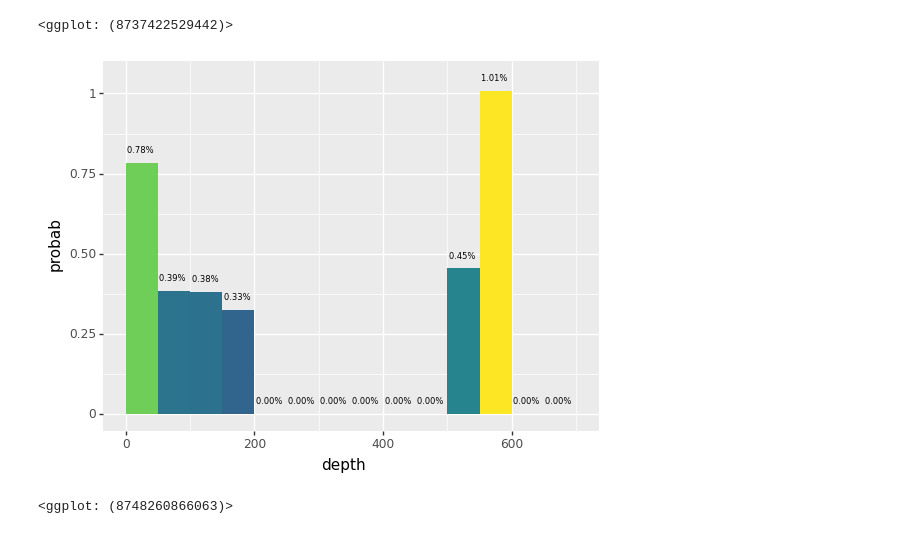
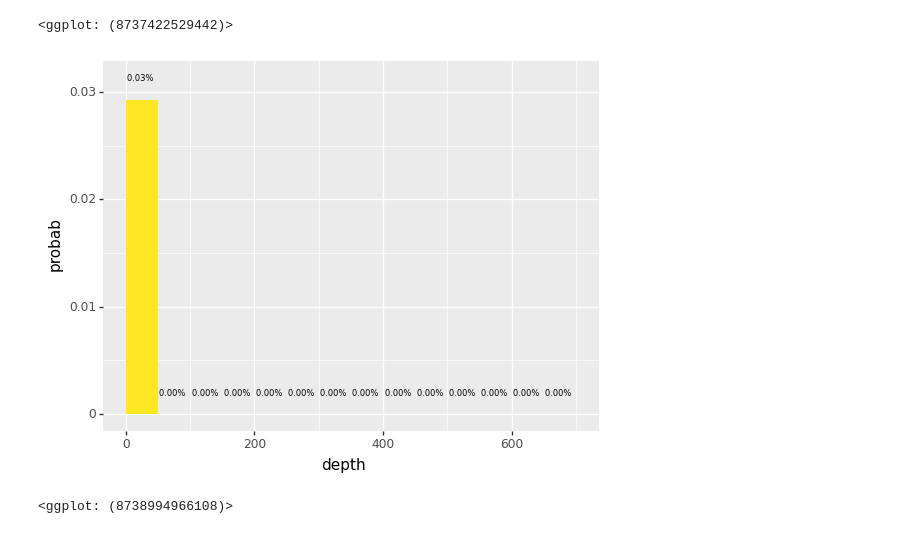
Before and after one commit to SeanLi-OI/Earthquake-Statistics, a Jupyter notebook: Earthquakes.ipynb, the cells around one changed output. Cells and saved outputs as stored; diff of their text form; code cells hidden in the pictures.

```diff
--- a/Earthquakes.ipynb
+++ b/Earthquakes.ipynb
@@ -324,6 +324,12 @@ from plotnine import *
 import pandas as pd
 import numpy as np
 import datetime
+from geopy.distance import geodesic
+
+def dis(la1,la2,lo1,lo2):
+  coords_1 = (float(la1), float(lo1))
+  coords_2 = (float(la2), float(lo2))
+  return geodesic(coords_1, coords_2).m
 
 df = pd.read_csv('database.csv')
 records = df.to_dict(orient='records')
@@ -335,9 +341,9 @@ for record in records:
     month, day, year = date.split('/')
   record['date']=datetime.date(int(year),int(month),int(day))
 
-time_delta=datetime.timedelta(days=90)
-latitude_delta=0.02
-longitude_delta=0.02
+time_delta=datetime.timedelta(days=20)
+# latitude_delta=0.02
+# longitude_delta=0.02
 interval = 50
 N = 15
 
@@ -345,35 +351,35 @@ count_as=[0]*N
 count_all=[0]*N
 for i in range(len(records)):
   last_day = records[i]['date']+time_delta
   is_as = False
   for j in range(i+1,len(records)):
     if records[j]['date'] > last_day:
       break
-    if abs(records[i]['Latitude']-records[j]['Latitude'])>latitude_delta \
-       or abs(records[i]['Longitude']-records[j]['Longitude'])>longitude_delta \
+    if dis(records[i]['Latitude'], records[j]['Latitude'], \
+           records[i]['Longitude'], records[j]['Longitude']) > 50 \
        or records[i]['Magnitude'] < records[j]['Magnitude']:
       continue
     is_as = True
   depth=int(records[i]['Depth']//interval)
   if is_as:
     count_as[depth] = count_as[depth] +1
   count_all[depth] = count_all[depth] +1
 
 probab_as=[]
 for i in range(N):
   probab_as.append(count_as[i]*100.0/count_all[i])
 
 as_probab={
     'depth': range(interval//2,N*interval-interval//2+1,interval),
     'probab': probab_as
 }
 as_probab=pd.DataFrame(as_probab)
 ggplot(as_probab,aes(x='depth',y='probab',fill='probab',width=interval)) \
        + geom_bar(stat='identity') \
        + xlim(0,701) \
        + theme(legend_position = 'none') \
        + geom_text(aes(x='depth',y='probab',label='probab') \
-                   , format_string='{:.2f}% ', nudge_y=0.04, size=6) \
+                   , format_string='{:.2f}% ', nudge_y=0.002, size=6) \
 # %% [output]
-[figure, old version]
+[figure, new version]
-<ggplot: (8748260866063)>
+<ggplot: (8738994966108)>
```
Also changed, not shown: parts of 1 cell of this notebook.
